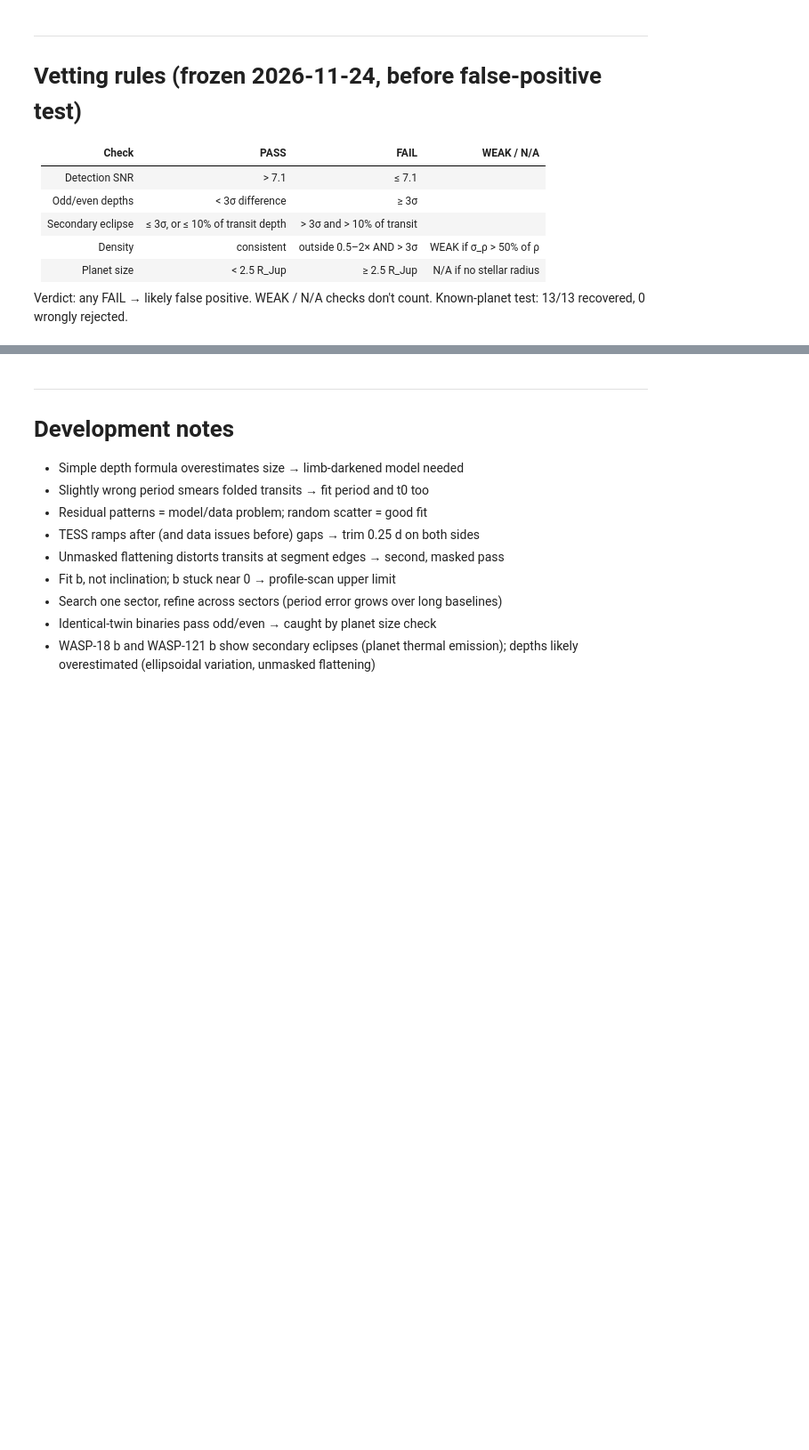
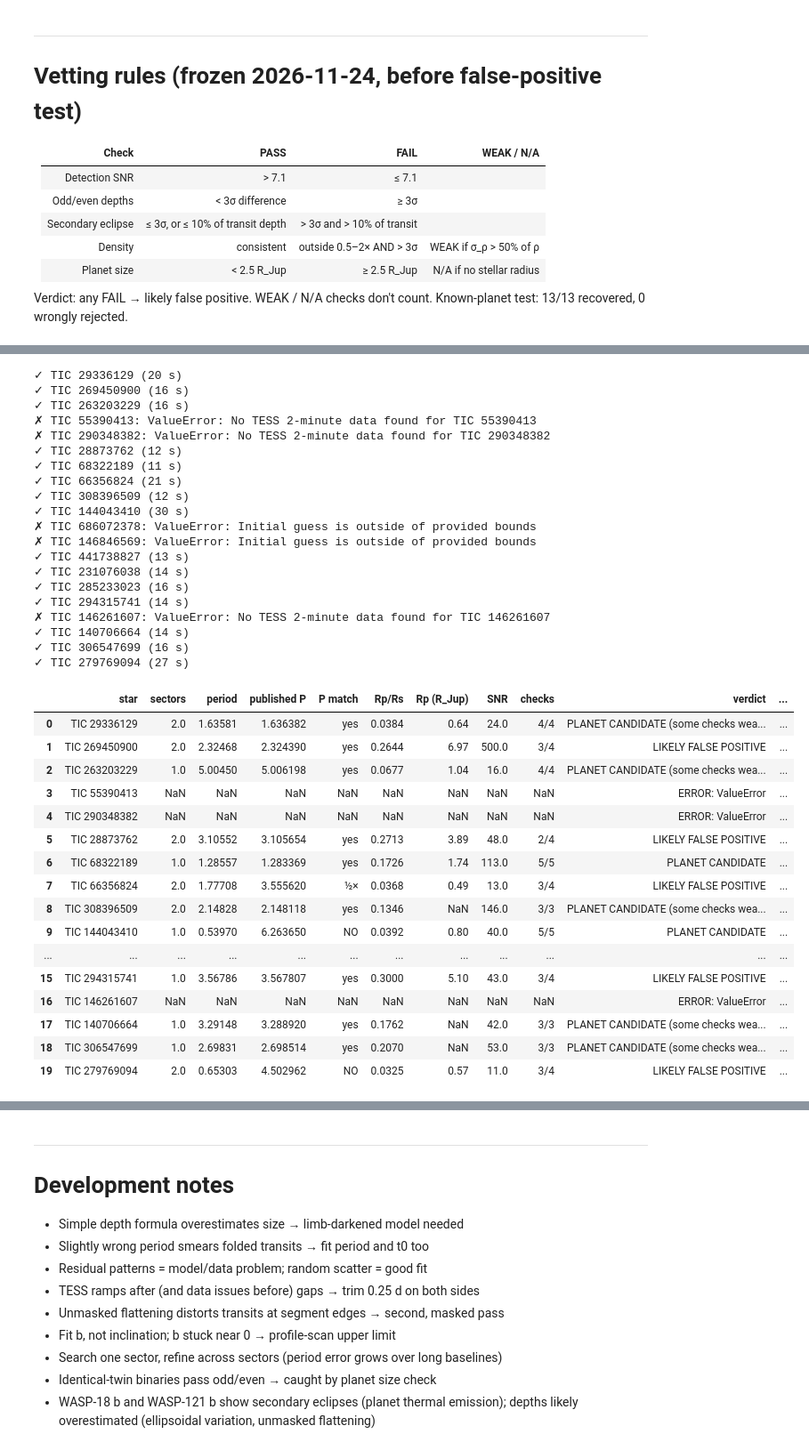
Before and after one commit to JulienRequa/exoplanet-search, a Jupyter notebook: pipeline.ipynb, the cells around one changed output, grey strips where cells are left out. Shown at 89% size. Cells and saved outputs as stored; diff of their text form; code cells hidden in the pictures; blank space fills up the shorter version.

Commit message:
Add batch run and false-positive test v1 (Colab, final)

```diff
--- a/pipeline.ipynb
+++ b/pipeline.ipynb
@@ -577,0 +583,4 @@ Known-planet test: 13/13 recovered, 0 wrongly rejected.
+# %%
+toi = pd.read_csv("https://exofop.ipac.caltech.edu/tess/download_toi.php?sort=toi&output=csv")
+print(len(toi), "TOIs")
+print(list(toi.columns))
@@ -577,0 +602,9 @@ Known-planet test: 13/13 recovered, 0 wrongly rejected.
+# %%
+fp = toi[(toi["TFOPWG Disposition"] == "FP")
+         & toi["Period (days)"].between(0.5, 10)       # periods our search covers
+         & (toi["Depth (ppm)"] > 2000)]                # deep, like the planets we tested
+print(len(fp), "matching false positives")
+
+sample = fp.sample(20, random_state=1)                 # random, but repeatable
+FP_TARGETS = {f"TIC {int(r['TIC ID'])}": r["Period (days)"] for _, r in sample.iterrows()}
+sample[["TOI", "TIC ID", "Period (days)", "Depth (ppm)", "Comments"]]
@@ -577,0 +630,41 @@ Known-planet test: 13/13 recovered, 0 wrongly rejected.
+# %%
+fp_summary, fp_results = batch_run(FP_TARGETS)
+fp_summary
+# %% [output]
+✓ TIC 29336129 (20 s)
+✓ TIC 269450900 (16 s)
+✓ TIC 263203229 (16 s)
+✗ TIC 55390413: ValueError: No TESS 2-minute data found for TIC 55390413
+✗ TIC 290348382: ValueError: No TESS 2-minute data found for TIC 290348382
+✓ TIC 28873762 (12 s)
+✓ TIC 68322189 (11 s)
+✓ TIC 66356824 (21 s)
+✓ TIC 308396509 (12 s)
+✓ TIC 144043410 (30 s)
+✗ TIC 686072378: ValueError: Initial guess is outside of provided bounds
+✗ TIC 146846569: ValueError: Initial guess is outside of provided bounds
+✓ TIC 441738827 (13 s)
+✓ TIC 231076038 (14 s)
+✓ TIC 285233023 (16 s)
+✓ TIC 294315741 (14 s)
+✗ TIC 146261607: ValueError: No TESS 2-minute data found for TIC 146261607
+✓ TIC 140706664 (14 s)
+✓ TIC 306547699 (16 s)
+✓ TIC 279769094 (27 s)
+|  | star | sectors | period | published P | P match | Rp/Rs | Rp (R_Jup) | SNR | checks | verdict | ... |
+| 0 | TIC 29336129 | 2.0 | 1.63581 | 1.636382 | yes | 0.0384 | 0.64 | 24.0 | 4/4 | PLANET CANDIDATE (some checks wea... | ... |
+| 1 | TIC 269450900 | 2.0 | 2.32468 | 2.324390 | yes | 0.2644 | 6.97 | 500.0 | 3/4 | LIKELY FALSE POSITIVE | ... |
+| 2 | TIC 263203229 | 1.0 | 5.00450 | 5.006198 | yes | 0.0677 | 1.04 | 16.0 | 4/4 | PLANET CANDIDATE (some checks wea... | ... |
+| 3 | TIC 55390413 | NaN | NaN | NaN | NaN | NaN | NaN | NaN | NaN | ERROR: ValueError | ... |
+| 4 | TIC 290348382 | NaN | NaN | NaN | NaN | NaN | NaN | NaN | NaN | ERROR: ValueError | ... |
+| 5 | TIC 28873762 | 2.0 | 3.10552 | 3.105654 | yes | 0.2713 | 3.89 | 48.0 | 2/4 | LIKELY FALSE POSITIVE | ... |
+| 6 | TIC 68322189 | 1.0 | 1.28557 | 1.283369 | yes | 0.1726 | 1.74 | 113.0 | 5/5 | PLANET CANDIDATE | ... |
+| 7 | TIC 66356824 | 2.0 | 1.77708 | 3.555620 | ½× | 0.0368 | 0.49 | 13.0 | 3/4 | LIKELY FALSE POSITIVE | ... |
+| 8 | TIC 308396509 | 2.0 | 2.14828 | 2.148118 | yes | 0.1346 | NaN | 146.0 | 3/3 | PLANET CANDIDATE (some checks wea... | ... |
+| 9 | TIC 144043410 | 1.0 | 0.53970 | 6.263650 | NO | 0.0392 | 0.80 | 40.0 | 5/5 | PLANET CANDIDATE | ... |
+| ... | ... | ... | ... | ... | ... | ... | ... | ... | ... | ... | ... |
+| 15 | TIC 294315741 | 1.0 | 3.56786 | 3.567807 | yes | 0.3000 | 5.10 | 43.0 | 3/4 | LIKELY FALSE POSITIVE | ... |
+| 16 | TIC 146261607 | NaN | NaN | NaN | NaN | NaN | NaN | NaN | NaN | ERROR: ValueError | ... |
+| 17 | TIC 140706664 | 1.0 | 3.29148 | 3.288920 | yes | 0.1762 | NaN | 42.0 | 3/3 | PLANET CANDIDATE (some checks wea... | ... |
+| 18 | TIC 306547699 | 1.0 | 2.69831 | 2.698514 | yes | 0.2070 | NaN | 53.0 | 3/3 | PLANET CANDIDATE (some checks wea... | ... |
+| 19 | TIC 279769094 | 2.0 | 0.65303 | 4.502962 | NO | 0.0325 | 0.57 | 11.0 | 3/4 | LIKELY FALSE POSITIVE | ... |
```
Also changed, not shown: parts of 7 cells of this notebook.
